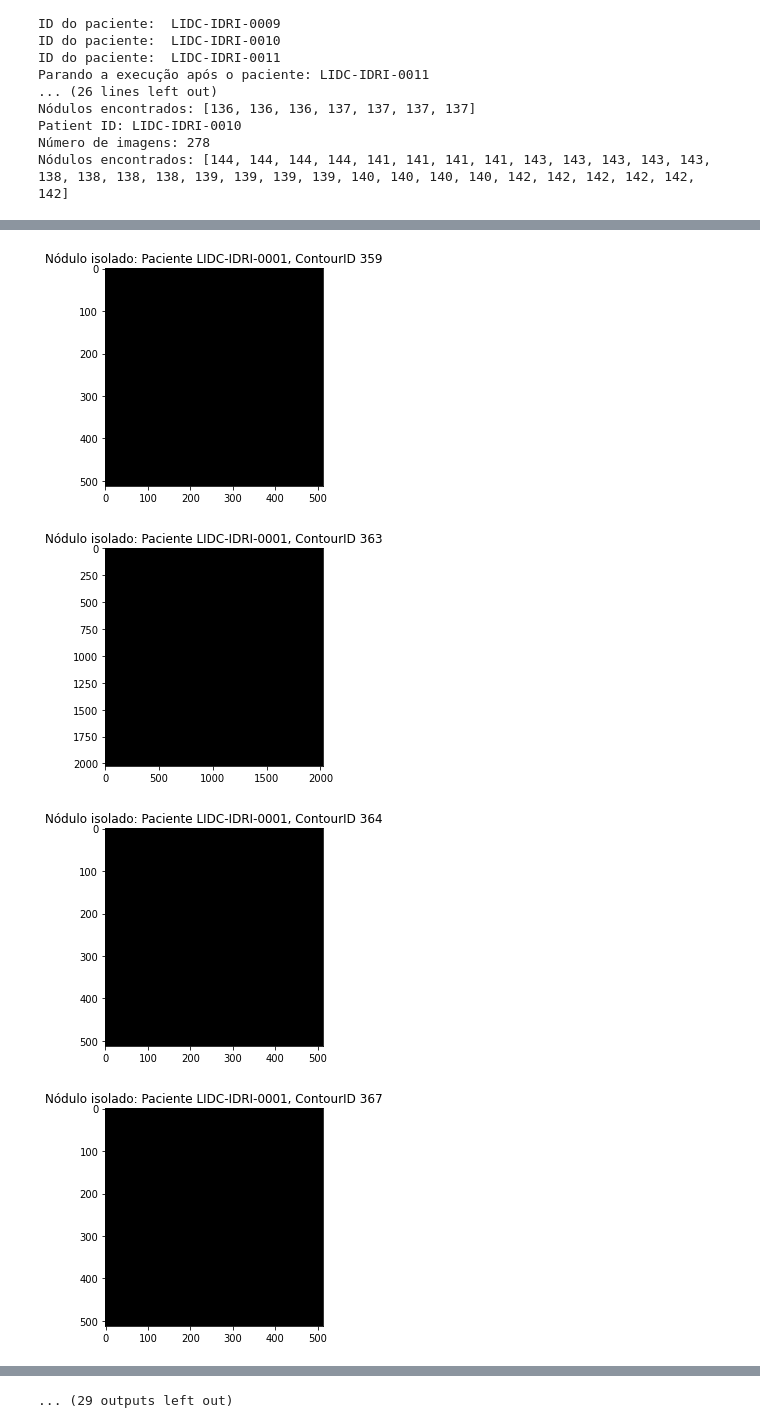
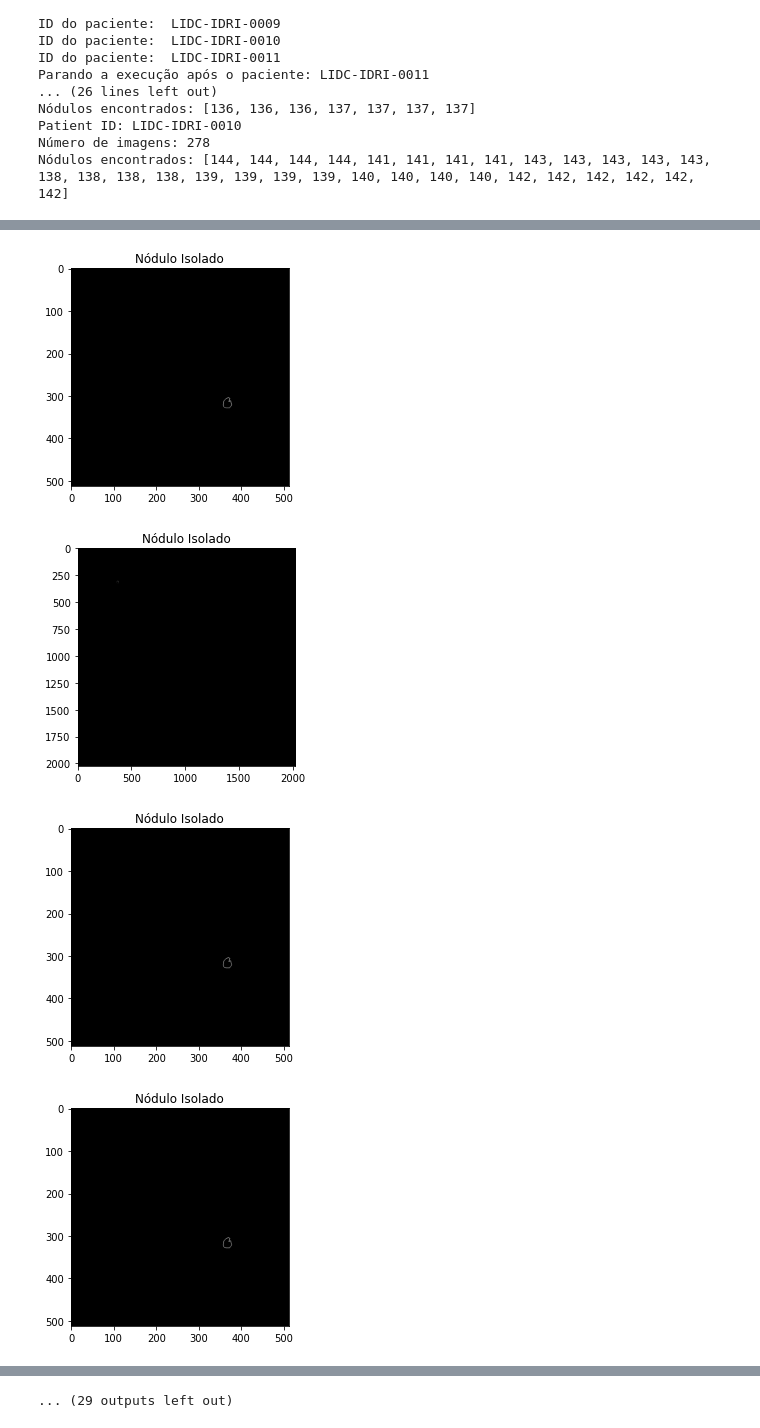
Before and after one commit to kikotavares10/Lung-Cancer-Study, a Jupyter notebook: labRodrigo copy.ipynb, the cells around one changed output, grey strips where cells are left out. Saved outputs shown, nothing was run; the diff lists cells and outputs as text; code cells hidden in the pictures.

```diff
--- a/labRodrigo.ipynb
+++ b/labRodrigo copy.ipynb
@@ -440,7 +440,7 @@ def get_nodule_coordinates(patient_id):
             #print(f"Coordinates (x, y, z) for Contour {contour.id}:")
             #print(coordinates)
 
-    return annotations
+    return coordinates
 
 # Exemplo de uso
 patient_id = "LIDC-IDRI-0001"  # Substitua pelo ID do paciente que você quer analisar
@@ -465,0 +448,34 @@ Coordinates (x, y, z) for Contour 358:
+# %%
+import numpy as np
+import matplotlib.pyplot as plt
+
+def isolate_nodule_with_coordinates(pixel_array, coordinates):
+    # Criar uma máscara vazia com o mesmo tamanho da imagem
+    mask = np.zeros(pixel_array.shape, dtype=np.uint8)
+
+    #print("MASK: ",mask)
+
+    # Preencher a máscara com 1 nas coordenadas fornecidas
+    for coord in coordinates:
+        #print("Coord: ",coord)
+        x, y, z = map(int, coord)  # Converter para inteiros
+        mask[y, x] = 1  # Aplicar máscara nas coordenadas (x, y)
+
+    # Aplicar a máscara à imagem original, isolando o nódulo
+    isolated_nodule = np.where(mask == 1, pixel_array, 0)
+
+    return isolated_nodule
+
+'''
+# Exemplo de uso da função
+# Vamos supor que 'pixel_array' é a imagem e 'coordinates' são as coordenadas fornecidas
+
+# Aqui 'pixel_array' seria a tua imagem DICOM carregada
+# coordinates seria o array de coordenadas que mencionaste
+isolated_nodule = isolate_nodule_with_coordinates(pixel_array, coordinates)
+
+# Visualizar o nódulo isolado
+plt.imshow(isolated_nodule, cmap='gray')
+plt.title("Nódulo Isolado")
+plt.show()
+'''
@@ -493,36 +511,41 @@ def isolate_nodules(base_dir, nodule_df):
         # Percorrer as subpastas para encontrar o arquivo DICOM
         for root, dirs, files in os.walk(patient_folder):
 
             #print("Root: ",root)
             #print("Dirs: ",dirs)
             #print("Files: ",files)
 
 
             if modified_dicom_file in files:  # Verifica se o arquivo está nesta pasta
                 dicom_path = os.path.join(root, modified_dicom_file)
 
                 # Ler a imagem DICOM
                 dcm_image = pydicom.dcmread(dicom_path)
                 pixel_array = dcm_image.pixel_array
 
                 # Aqui você deve obter as coordenadas do nódulo usando o ContourID
-                annotations=get_nodule_coordinates(patient_id)
+                coordinates=get_nodule_coordinates(patient_id)
 
                 # Isolar o nódulo usando as coordenadas
+                #print(coordinates)
+                isolated_nodule = isolate_nodule_with_coordinates(pixel_array, coordinates)
 
-                #Falta isto aqui
+                # Visualizar o nódulo isolado
+                plt.imshow(isolated_nodule, cmap='gray')
+                plt.title("Nódulo Isolado")
+                plt.show()
 
                 # Visualizar ou armazenar a imagem com o nódulo isolado
                 #print(f'Processed DICOM: {dicom_path}')
                 #plt.imshow(dcm_image.pixel_array, cmap='gray')
                 #plt.show()
                 break  # Interrompe o loop após encontrar o arquivo
 
 # Usar a função
 base_dir = "C:\\Users\\admin\\Desktop\\Laboratorios\\manifest-1600709154662\\LIDC-IDRI"
 isolate_nodules(base_dir, nodule_df)
 # %% [output]
-[figure, old version]
+[figure, new version]
-[figure, old version]
+[figure, new version]
-[figure, old version]
+[figure, new version]
-[figure, old version]
+[figure, new version]
```
Also changed, not shown: parts of 3 cells of this notebook.
